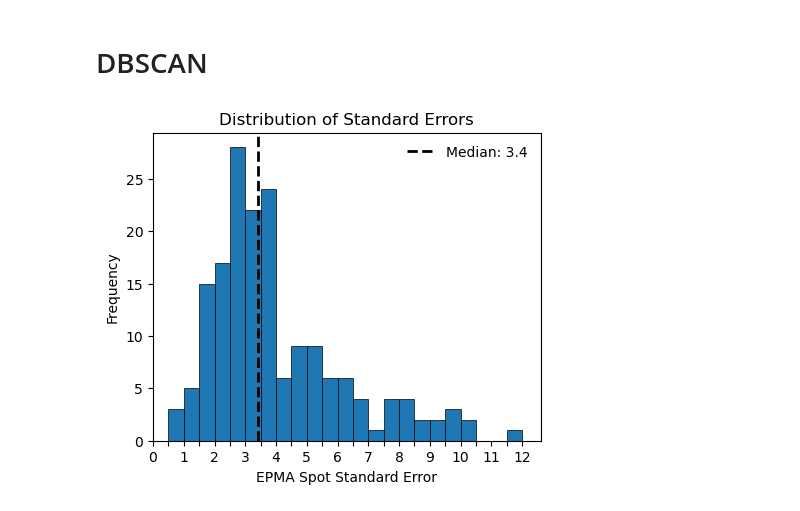
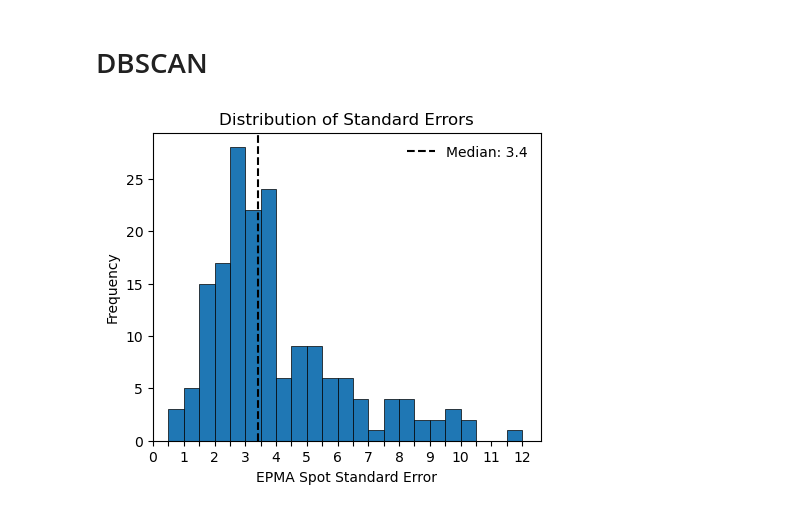
Before and after one commit to masseygeo/monazite-age-clustering, a Jupyter notebook: code/dbscan.ipynb, the cells around one changed output. Drawn from its saved outputs; the diff is of its cells as text; code cells hidden in the pictures.

```diff
--- a/code/dbscan.ipynb
+++ b/code/dbscan.ipynb
@@ -64,18 +66,33 @@ df.head()
 # %%
 fig, ax = plt.subplots(figsize=(5,4))
 
 bins = np.arange(0, df['error'].max()+0.5, 0.5)
 ax.hist(x=df['error'], linewidth=0.5, edgecolor='k', facecolor='tab:blue', bins=bins, align='mid')
-ax.axvline(x=df['error'].median(), color='k', linestyle='--', linewidth=2, label=f"Median: {round(df['error'].median(), 1)}")
+
+# q25 = df['error'].quantile(0.25)
+# q325 = df['error'].quantile(0.325)
+q50 = df['error'].quantile(0.5)
+# q625 = df['error'].quantile(0.625)
+# q75 = df['error'].quantile(0.75)
+
+eps_values = [q50]
+eps_labels = ['Median']
+# eps_values = [q25, q325, q50, q625, q75]
+# eps_labels = ['Q25', 'Q32.5', 'Median', 'Q62.5', 'Q75']
+
+for eps, label in zip(eps_values, eps_labels):
+    ax.axvline(x=eps, color='k', linestyle='--', linewidth=1.5, label=f"{label}: {round(eps,1)}")
 
 ax.legend(frameon=False)
 ax.set_xlim(0)
 ax.set_xticks(bins)
 ax.set_xticklabels([int(i) if i%1==0 else '' for i in bins])
 ax.set_title('Distribution of Standard Errors')
 ax.set_ylabel('Frequency')
 ax.set_xlabel('EPMA Spot Standard Error')
 
+output_path = f"{output_dir}/{group_type}_se_distribution.png"
+plt.savefig(output_path, dpi=300, bbox_inches='tight', pad_inches=0)
 plt.show()
 # %% [output]
-[figure, old version]
+[figure, new version]
```
Also changed, not shown: parts of 4 cells of this notebook, 28 other files.
